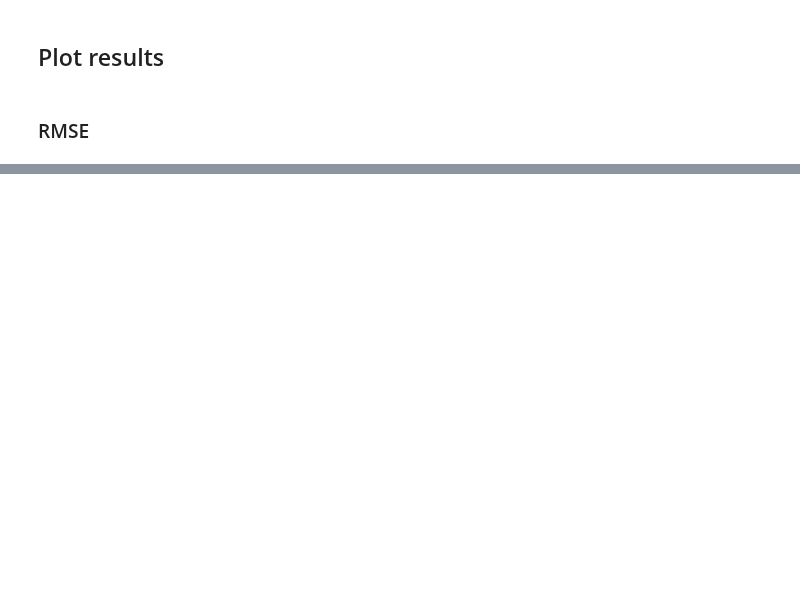
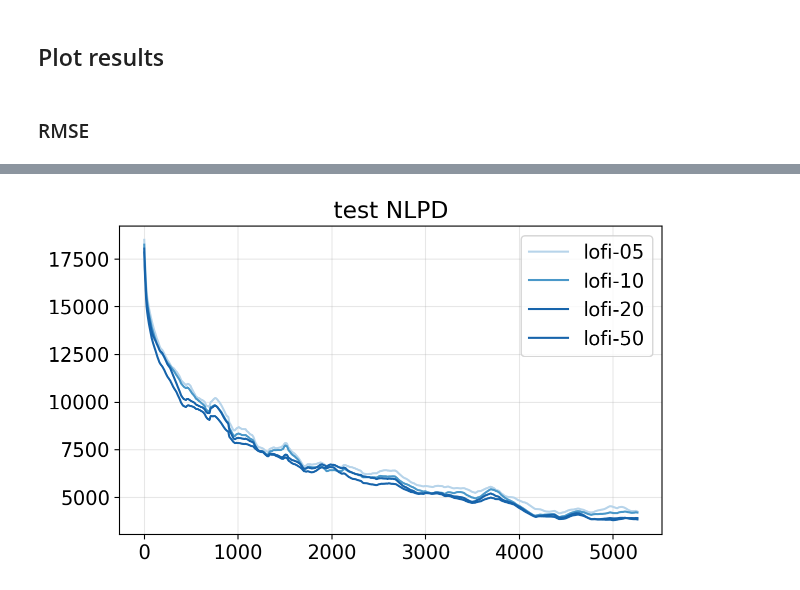
Before and after one commit to probml/rebayes, a Jupyter notebook: demos/collas/regression/rotating-mnist-unsorted.ipynb, the cells around one changed output, grey strips where cells are left out. Drawn from its saved outputs; the diff is of its cells as text; code cells hidden in the pictures; blank space fills up the shorter version.

```diff
--- a/demos/collas/regression/rotating-mnist-unsorted.ipynb
+++ b/demos/collas/regression/rotating-mnist-unsorted.ipynb
@@ -262,0 +230,22 @@ plt.grid(alpha=0.3)
+# %%
+metric = "nlpd_test"
+title = "test NLPD"
+
+outputs_metric = get_subtree(outputs, metric)
+outputs_metric = jax.tree_map(lambda x: np.convolve(x, kernel, mode=kmode), outputs_metric)
+
+fig, ax = plt.subplots(figsize=(7, 4))
+for name_agent, metric_agent in outputs_metric.items():
+    if "lofi" not in name_agent:
+        continue
+    plt.plot(metric_agent, label=name_agent, color=colors[name_agent])
+
+plt.title(title)
+plt.legend()
+plt.grid(alpha=0.3)
+
+namefile = f"test-nlpd-lofi.pdf"
+namefile = os.path.join(dir_output, f"{task_name}-{namefile}")
+plt.savefig(namefile)
+# %% [output]
+[figure, added]
```
Also changed, not shown: parts of 31 cells of this notebook, 1 other file.
